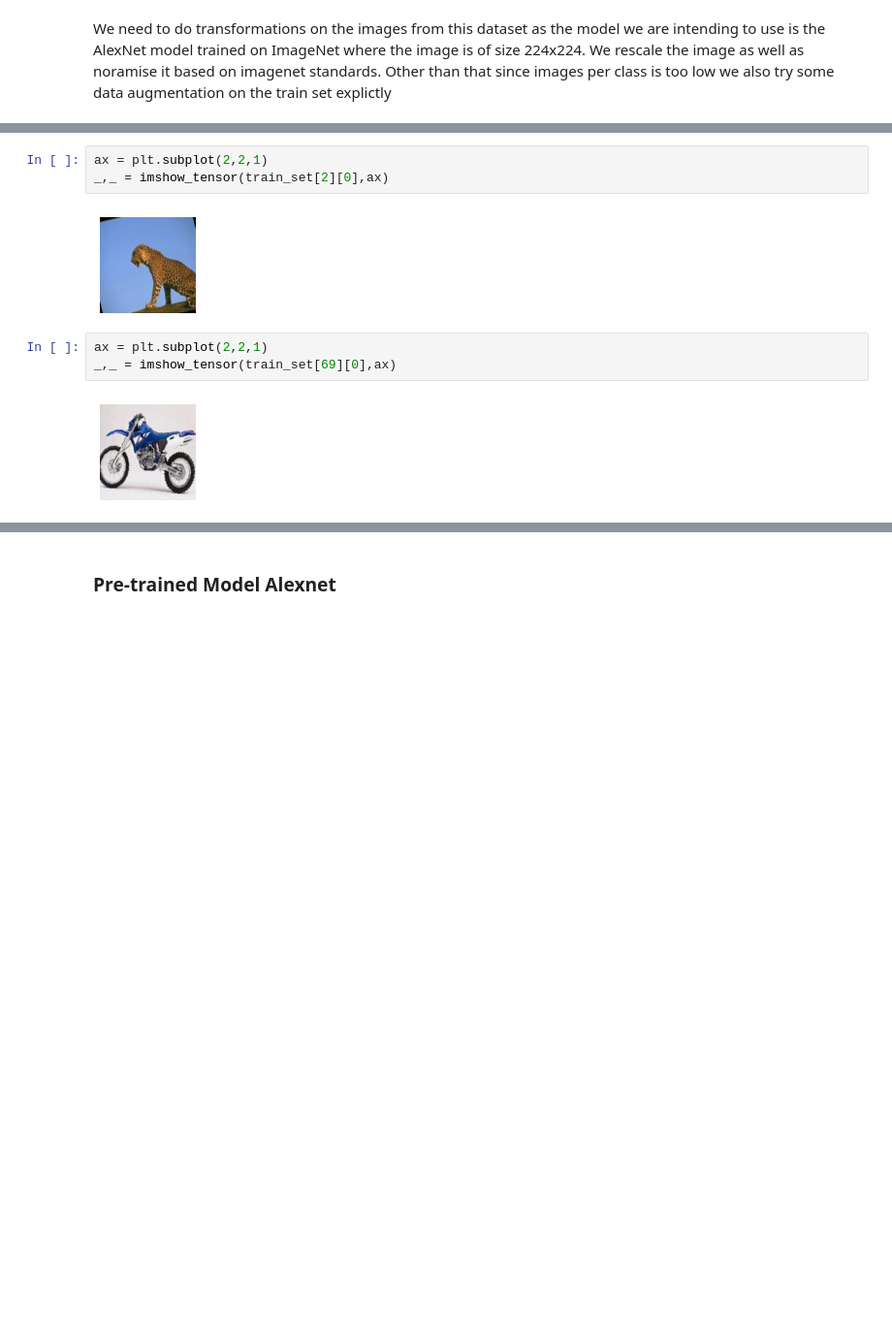
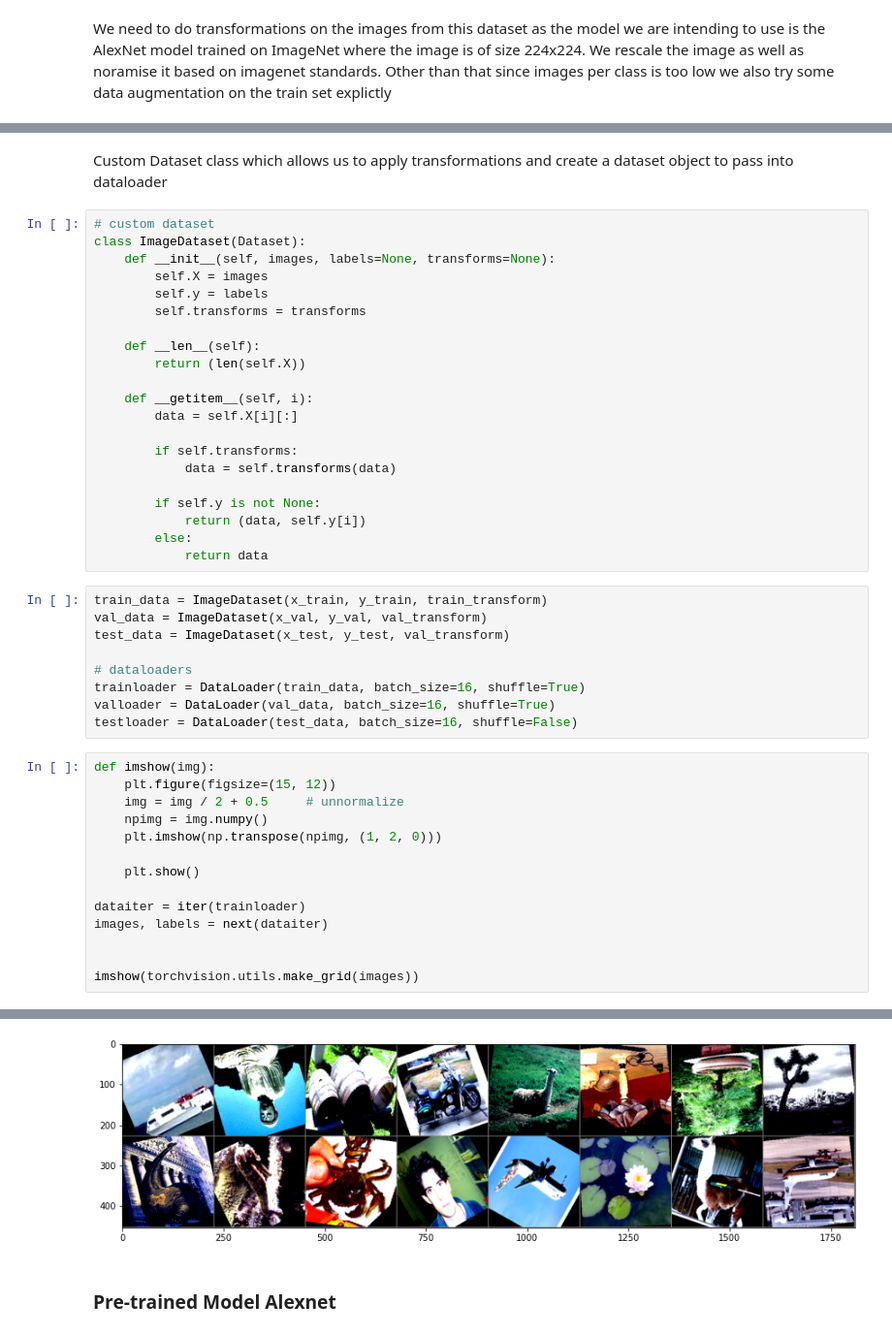
Before and after one commit to MnCSSJ4x/CNN-Based-Visual-Recognition, a Jupyter notebook: VR3b.ipynb, the cells around one changed output, grey strips where cells are left out. Shown at 97% size. Saved outputs shown, nothing was run; the diff lists cells and outputs as text; blank space fills up the shorter version.

```diff
--- a/VR3b.ipynb
+++ b/VR3b.ipynb
@@ -134,10 +131,47 @@ def imshow_tensor(image, ax=None, title=None):
-# %%
-ax = plt.subplot(2,2,1)
-_,_ = imshow_tensor(train_set[2][0],ax)
-# %% [output]
-[figure, removed]
-# %%
-ax = plt.subplot(2,2,1)
-_,_ = imshow_tensor(train_set[69][0],ax)
-# %% [output]
-[figure, removed]
+# %% [markdown]
+Custom Dataset class which allows us to apply transformations and create a dataset object to pass into dataloader
+# %%
+# custom dataset
+class ImageDataset(Dataset):
+    def __init__(self, images, labels=None, transforms=None):
+        self.X = images
+        self.y = labels
+        self.transforms = transforms
+
+    def __len__(self):
+        return (len(self.X))
+
+    def __getitem__(self, i):
+        data = self.X[i][:]
+
+        if self.transforms:
+            data = self.transforms(data)
+
+        if self.y is not None:
+            return (data, self.y[i])
+        else:
+            return data
+# %%
+train_data = ImageDataset(x_train, y_train, train_transform)
+val_data = ImageDataset(x_val, y_val, val_transform)
+test_data = ImageDataset(x_test, y_test, val_transform)
+
+# dataloaders
+trainloader = DataLoader(train_data, batch_size=16, shuffle=True)
+valloader = DataLoader(val_data, batch_size=16, shuffle=True)
+testloader = DataLoader(test_data, batch_size=16, shuffle=False)
+# %%
+def imshow(img):
+    plt.figure(figsize=(15, 12))
+    img = img / 2 + 0.5     # unnormalize
+    npimg = img.numpy()
+    plt.imshow(np.transpose(npimg, (1, 2, 0)))
+
+    plt.show()
+
+dataiter = iter(trainloader)
+images, labels = next(dataiter)
+
+
+imshow(torchvision.utils.make_grid(images))
+# %% [output]
@@ -144,3 +179,4 @@ _,_ = imshow_tensor(train_set[69][0],ax)
+[figure, added]
 # %% [markdown]
 ### Pre-trained Model Alexnet
 # %%
```
Also changed, not shown: parts of 31 cells of this notebook.
